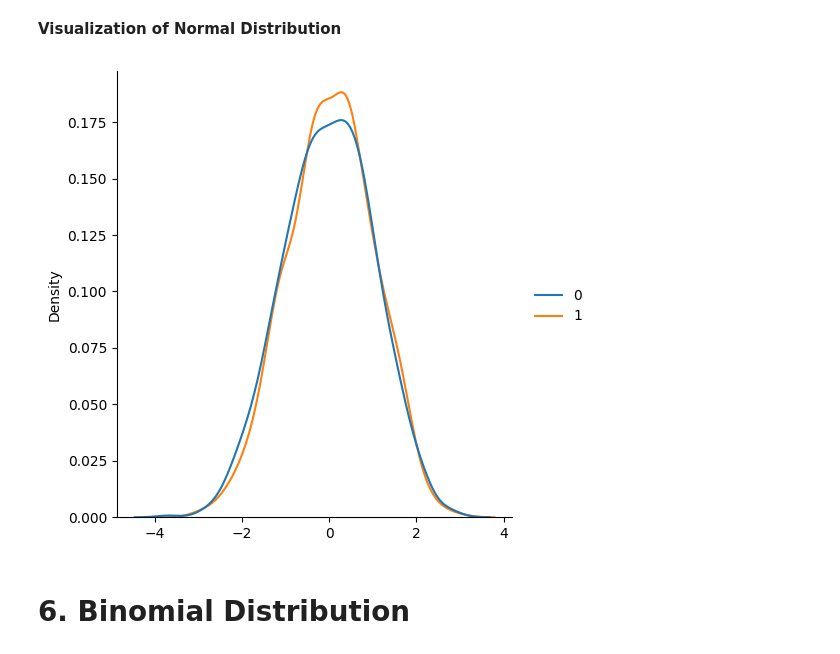
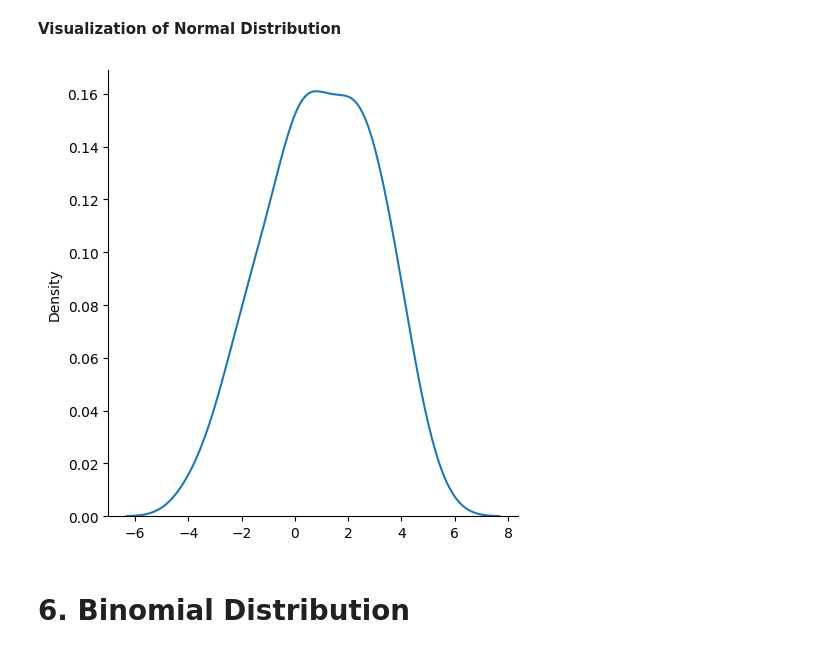
Before and after one commit to ItsMohamedAyman/NumPy, a Jupyter notebook: NumPy_Random.ipynb, the cells around one changed output. Saved outputs shown, nothing was run; the diff lists cells and outputs as text; code cells hidden in the pictures.

```diff
--- a/NumPy_Random.ipynb
+++ b/NumPy_Random.ipynb
@@ -253,13 +253,13 @@ print(x)
 # %%
 from numpy import random as rn
 import matplotlib.pyplot as plt
 import seaborn as sns
 
-sns.displot(rn.normal(size=(1000,2)), kind= "kde")
+sns.displot(rn.normal(loc=1, scale=2 ,size=(100)), kind= "kde")
 
 plt.show()
 # %% [output]
-[figure, old version]
+[figure, new version]
 # %% [markdown]
 # **6. Binomial Distribution**
 # %% [markdown]
```
Also changed, not shown: parts of 2 cells of this notebook.
